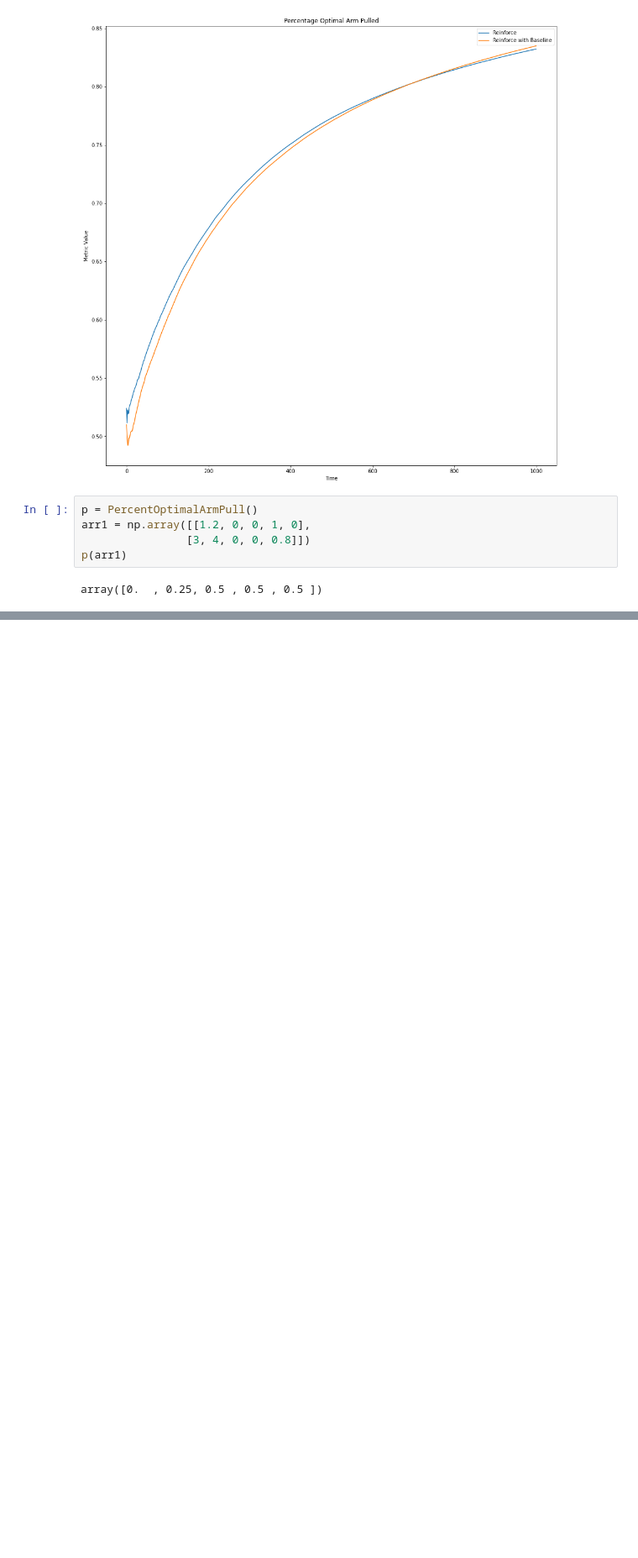
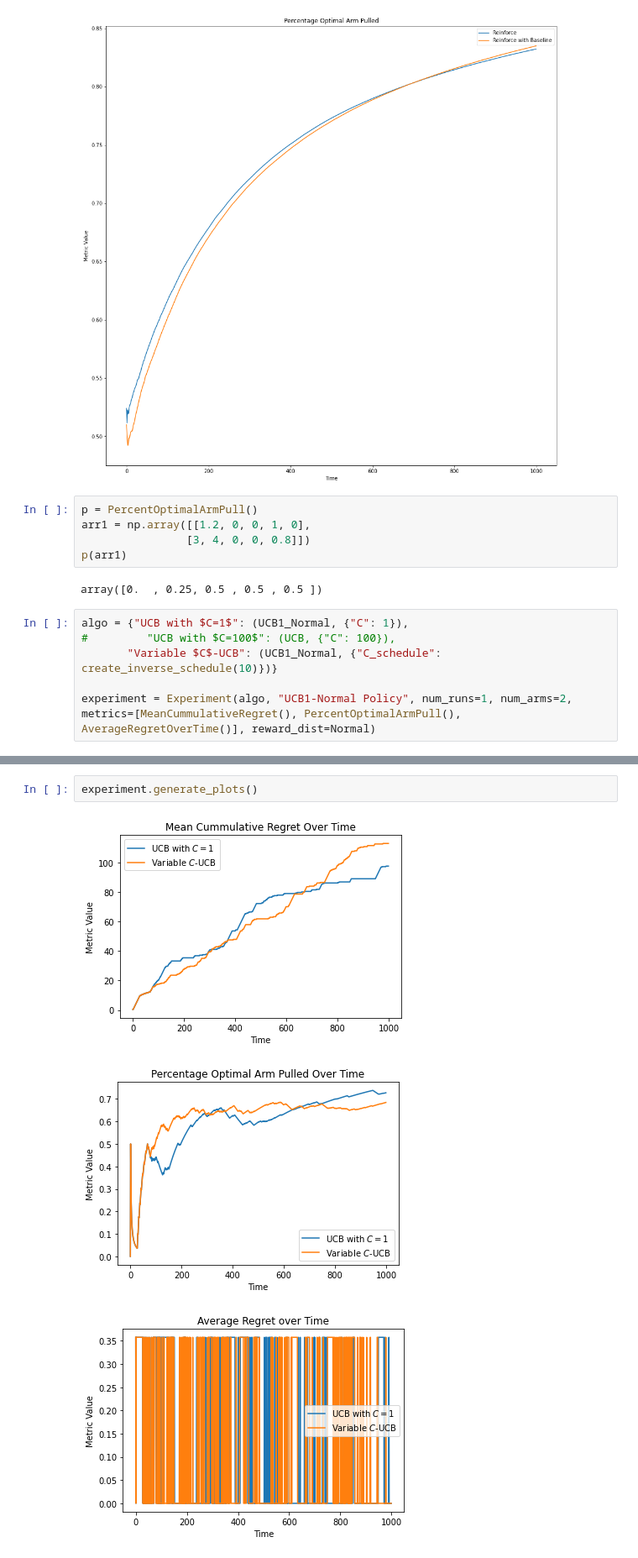
Before and after one commit to Utkarshp1/CS-414-Reinforcement-Learning, a Jupyter notebook: Multi-Armed Bandits/src/Untitled.ipynb, the cells around one changed output, grey strips where cells are left out. Shown at 84% size. Drawn from its saved outputs; the diff is of its cells as text; blank space fills up the shorter version.

Commit message:
Added UCB1-normal algorithm for normal reward distribution

```diff
--- a/Multi-Armed Bandits/src/Untitled.ipynb
+++ b/Multi-Armed Bandits/src/Untitled.ipynb
@@ -229,3 +230,9 @@ arr1 = np.array([[1.2, 0, 0, 1, 0],
 p(arr1)
 # %% [output]
 array([0.  , 0.25, 0.5 , 0.5 , 0.5 ])
+# %%
+algo = {"UCB with $C=1$": (UCB1_Normal, {"C": 1}),
+#         "UCB with $C=100$": (UCB, {"C": 100}),
+       "Variable $C$-UCB": (UCB1_Normal, {"C_schedule": create_inverse_schedule(10)})}
+
+experiment = Experiment(algo, "UCB1-Normal Policy", num_runs=1, num_arms=2, metrics=[MeanCummulativeRegret(), PercentOptimalArmPull(), AverageRegretOverTime()], reward_dist=Normal)
@@ -231,0 +276,6 @@ array([0.  , 0.25, 0.5 , 0.5 , 0.5 ])
+# %%
+experiment.generate_plots()
+# %% [output]
+[figure, added]
+[figure, added]
+[figure, added]
```
Also changed, not shown: parts of 4 cells of this notebook, 2 other files.
